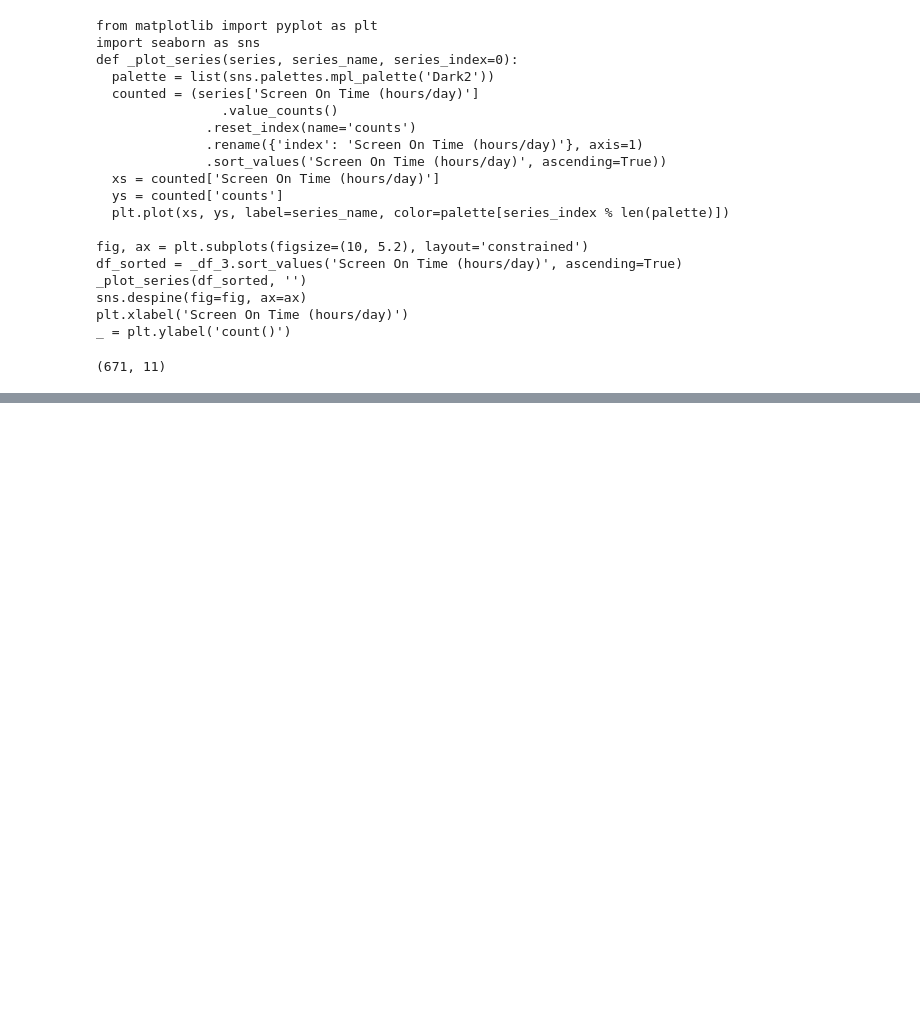
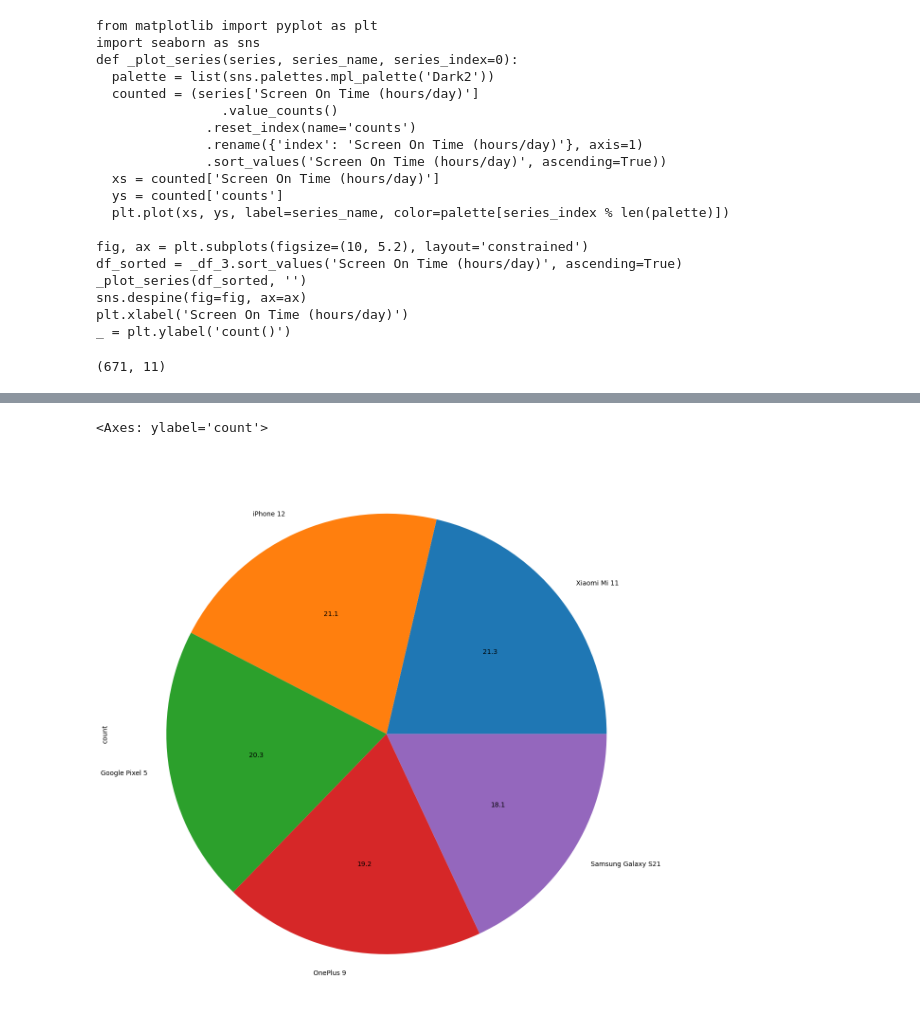
Before and after one commit to git-saksham/bdcoe-ml-task1, a Jupyter notebook: Untitled0.ipynb, the cells around one changed output, grey strips where cells are left out. Saved outputs shown, nothing was run; the diff lists cells and outputs as text; code cells hidden in the pictures; blank space fills up the shorter version.

```diff
--- a/Untitled0.ipynb
+++ b/Untitled0.ipynb
@@ -221,0 +251,5 @@ df.shape
+# %%
+df['Device Model'].value_counts().plot.pie(y=df['Device Model'],figsize=(15,16),autopct='%1.1f')
+# %% [output]
+<Axes: ylabel='count'>
+[figure, added]
```
Also changed, not shown: parts of 5 cells of this notebook.
